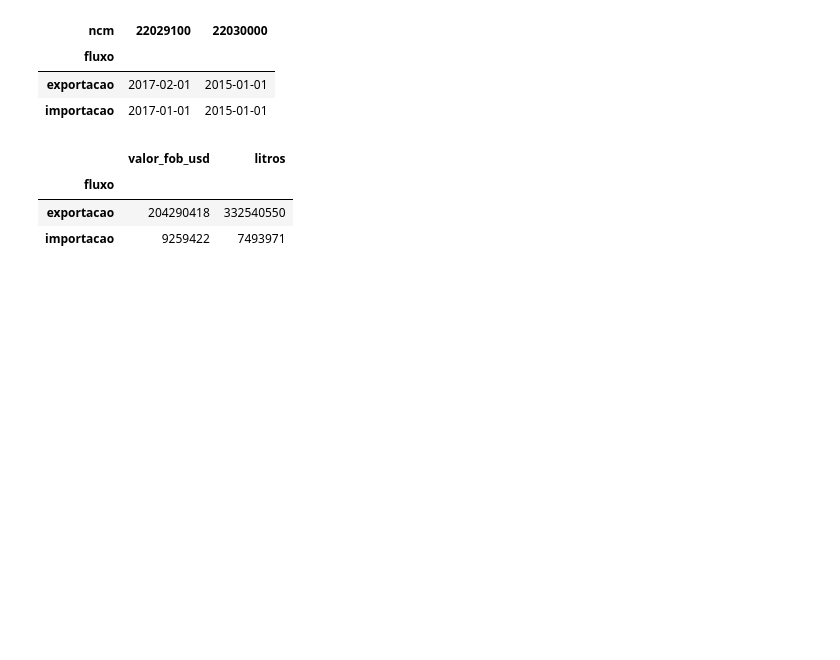
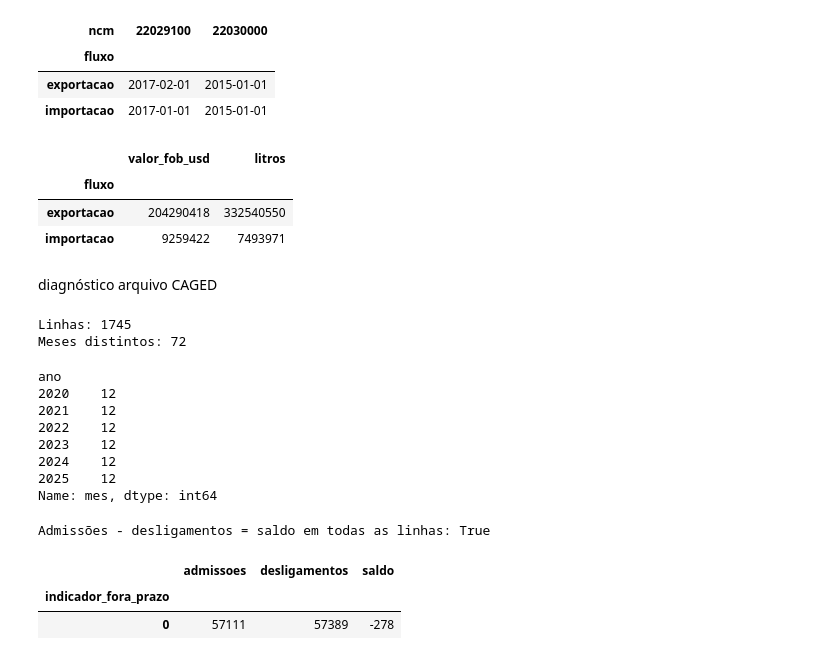
Before and after one commit to GianPlanezio/cerveja-brasil, a Jupyter notebook: notebooks/01_extracao.ipynb, the cells around one changed output. Cells and saved outputs as stored; diff of their text form; code cells hidden in the pictures; blank space fills up the shorter version.

```diff
--- a/notebooks/01_extracao.ipynb
+++ b/notebooks/01_extracao.ipynb
@@ -715,3 +745,31 @@ Length: 1, dtype: str
 | fluxo |  |  |
 | exportacao | 204290418 | 332540550 |
 | importacao | 9259422 | 7493971 |
+# %% [markdown]
+diagnóstico arquivo CAGED
+# %%
+df_caged_bruto = pd.read_csv(PASTA_BRUTOS / "caged_cerveja_2020_2025.csv")
+
+print("Linhas:", len(df_caged_bruto))
+print("Meses distintos:", len(df_caged_bruto[["ano", "mes"]].drop_duplicates()))
+display(df_caged_bruto.groupby("ano")["mes"].nunique())
+
+confere = (df_caged_bruto["admissoes"] - df_caged_bruto["desligamentos"] == df_caged_bruto["saldo"]).all()
+print("Admissões - desligamentos = saldo em todas as linhas:", confere)
+
+display(df_caged_bruto.groupby("indicador_fora_prazo")[["admissoes", "desligamentos", "saldo"]].sum())
+# %% [output]
+Linhas: 1745
+Meses distintos: 72
+ano
+2020    12
+2021    12
+2022    12
+2023    12
+2024    12
+2025    12
+Name: mes, dtype: int64
+Admissões - desligamentos = saldo em todas as linhas: True
+|  | admissoes | desligamentos | saldo |
+| indicador_fora_prazo |  |  |  |
+| 0 | 57111 | 57389 | -278 |
```
Also changed, not shown: parts of 2 cells of this notebook, 4 other files.
